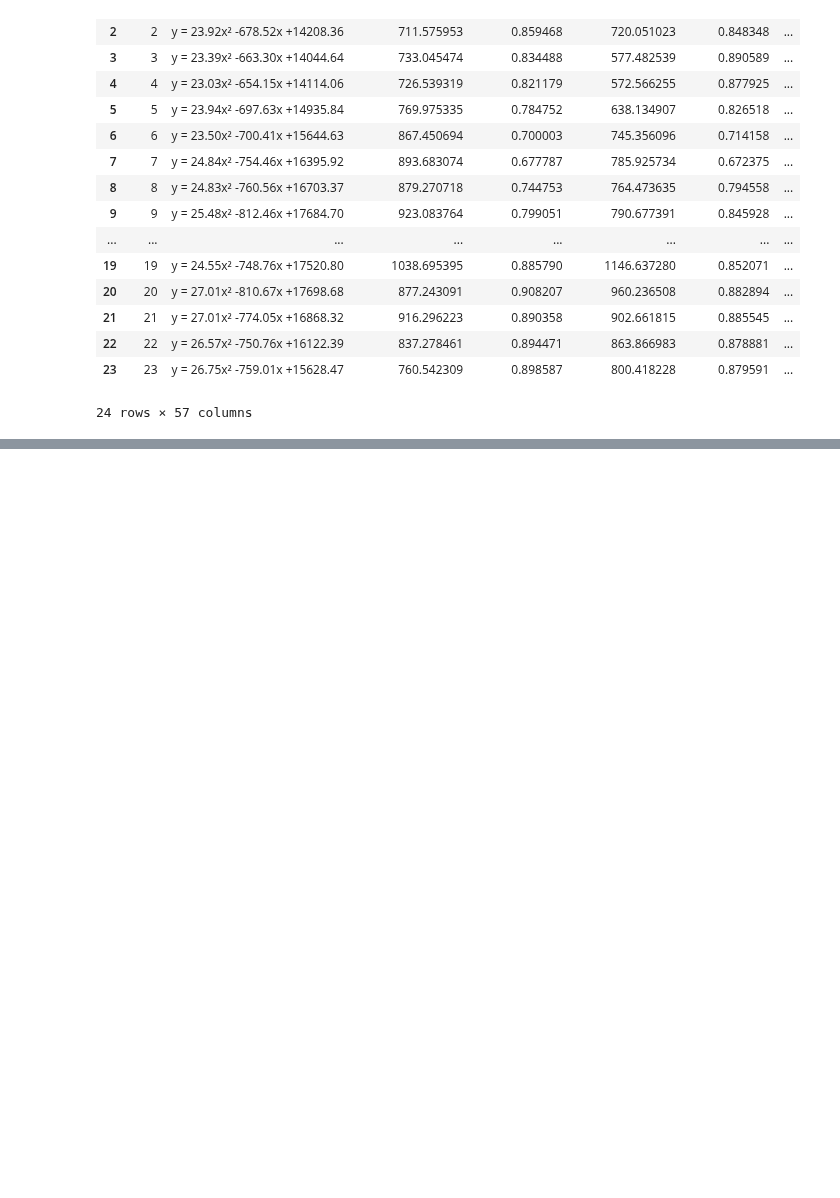
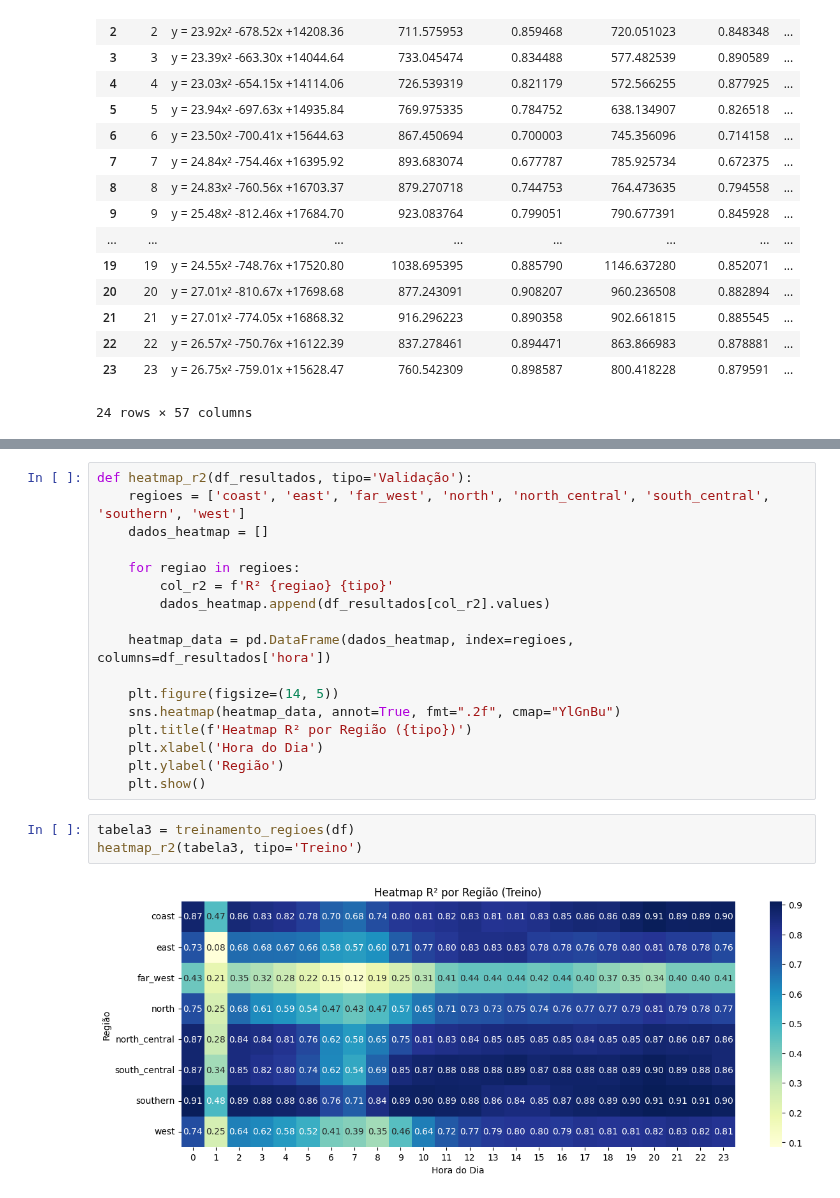
Before and after one commit to jrodrigotico/serena-tcc, a Jupyter notebook: debug_modelo.ipynb, the cells around one changed output, grey strips where cells are left out. Drawn from its saved outputs; the diff is of its cells as text; blank space fills up the shorter version.

```diff
--- a/debug_modelo.ipynb
+++ b/debug_modelo.ipynb
@@ -184,0 +209,22 @@ tabela3
+# %%
+def heatmap_r2(df_resultados, tipo='Validação'):
+    regioes = ['coast', 'east', 'far_west', 'north', 'north_central', 'south_central', 'southern', 'west']
+    dados_heatmap = []
+
+    for regiao in regioes:
+        col_r2 = f'R² {regiao} {tipo}'
+        dados_heatmap.append(df_resultados[col_r2].values)
+
+    heatmap_data = pd.DataFrame(dados_heatmap, index=regioes, columns=df_resultados['hora'])
+
+    plt.figure(figsize=(14, 5))
+    sns.heatmap(heatmap_data, annot=True, fmt=".2f", cmap="YlGnBu")
+    plt.title(f'Heatmap R² por Região ({tipo})')
+    plt.xlabel('Hora do Dia')
+    plt.ylabel('Região')
+    plt.show()
+# %%
+tabela3 = treinamento_regioes(df)
+heatmap_r2(tabela3, tipo='Treino')
+# %% [output]
+[figure, added]
```
Also changed, not shown: parts of 5 cells of this notebook.
